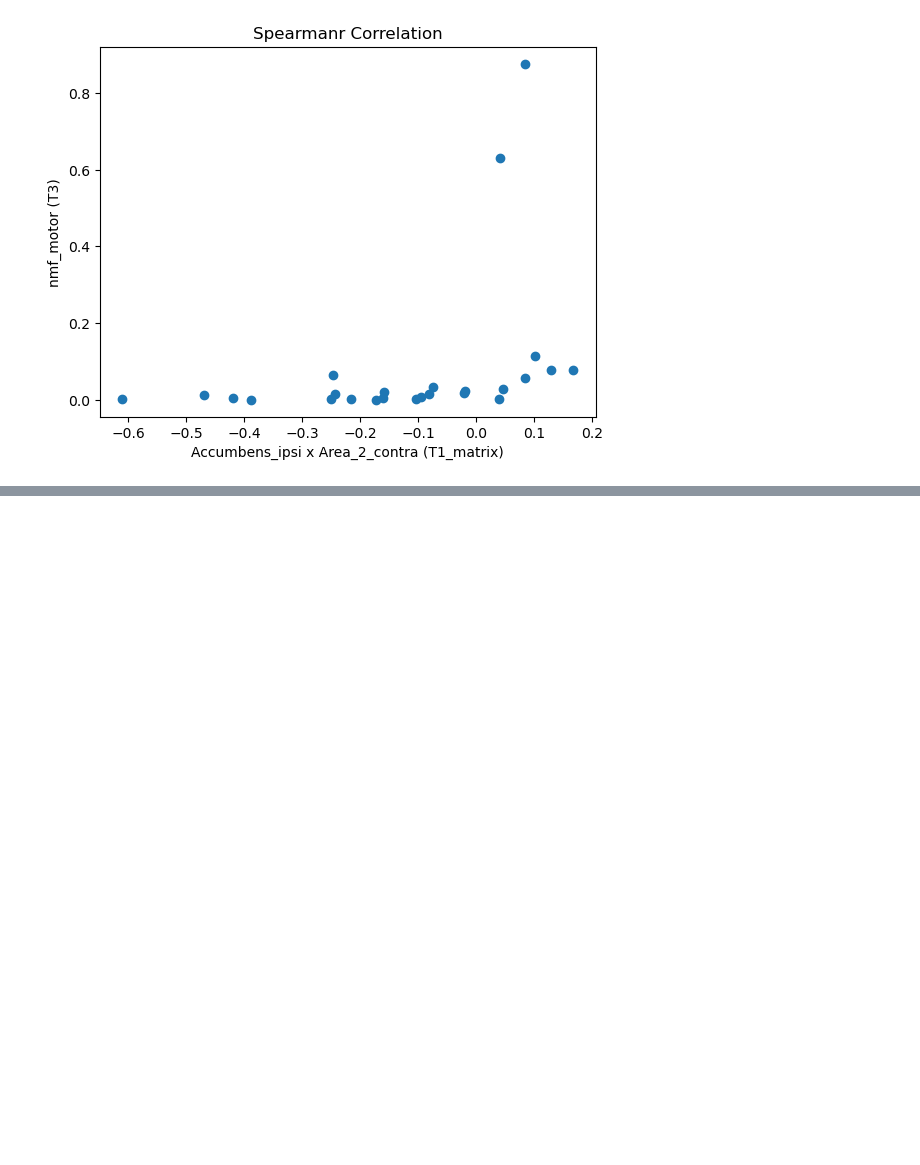
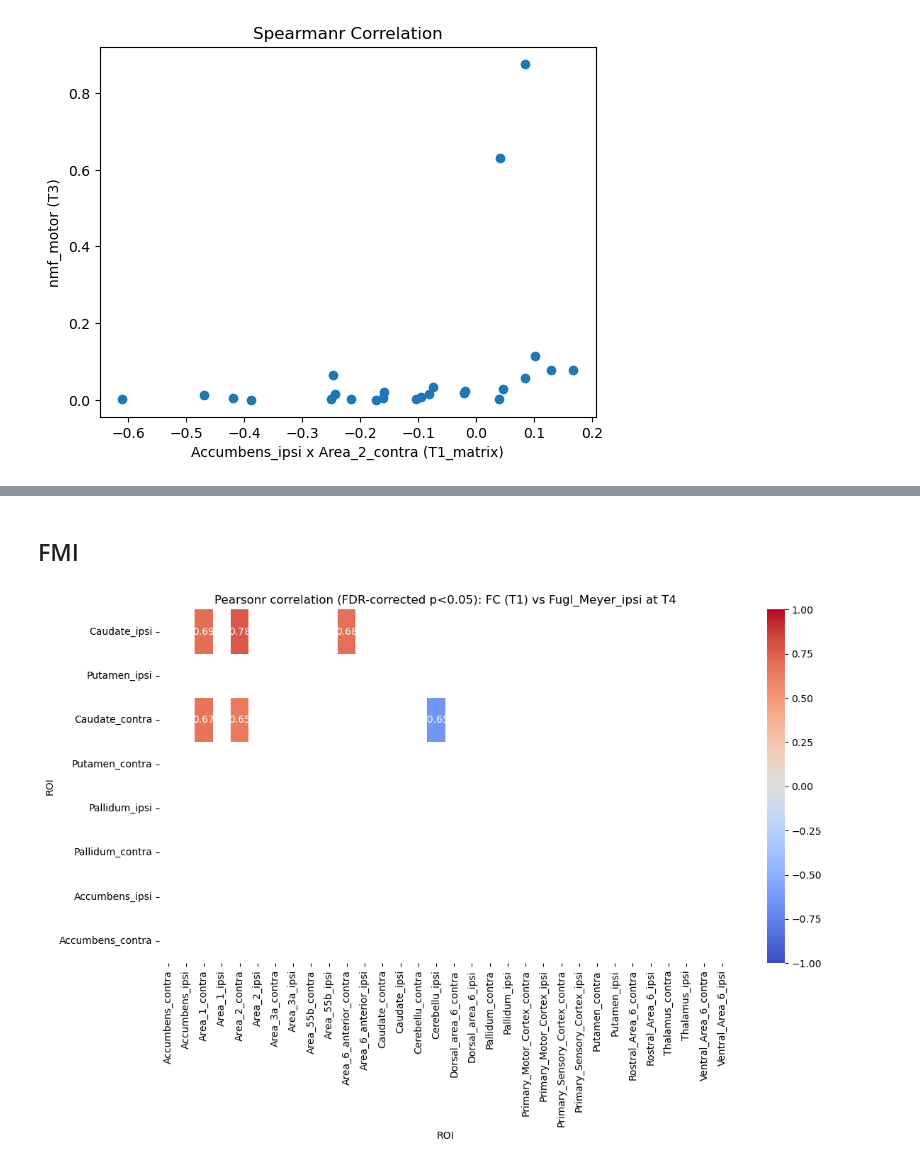
Before and after one commit to maylismlr/uphummel_MA4, a Jupyter notebook: see_corr.ipynb, the cells around one changed output, grey strips where cells are left out. Saved outputs shown, nothing was run; the diff lists cells and outputs as text; code cells hidden in the pictures; blank space fills up the shorter version.

```diff
--- a/see_corr.ipynb
+++ b/see_corr.ipynb
@@ -234,0 +122,14 @@ array([ 0.24439128, -0.18120058,  0.11669659, -0.18209134,  0.23997401,
+# %% [markdown]
+## FMI
+# %%
+corr, pval, pval_corr = functions.motor_correlation(
+    df_aligned,                   # DataFrame with subject_id and T1_matrix (named ROIs)
+    regression_info,              # Behavioral data
+    tp=4,
+    motor_test='Fugl_Meyer_ipsi',
+    corr_type='pearsonr',
+    selected_rois_labels=striatum_labels,    # or a custom subset of labels
+    mask_significant_only=True
+)
+# %% [output]
+[figure, added]
```
Also changed, not shown: parts of 54 cells of this notebook, 1 other file.
